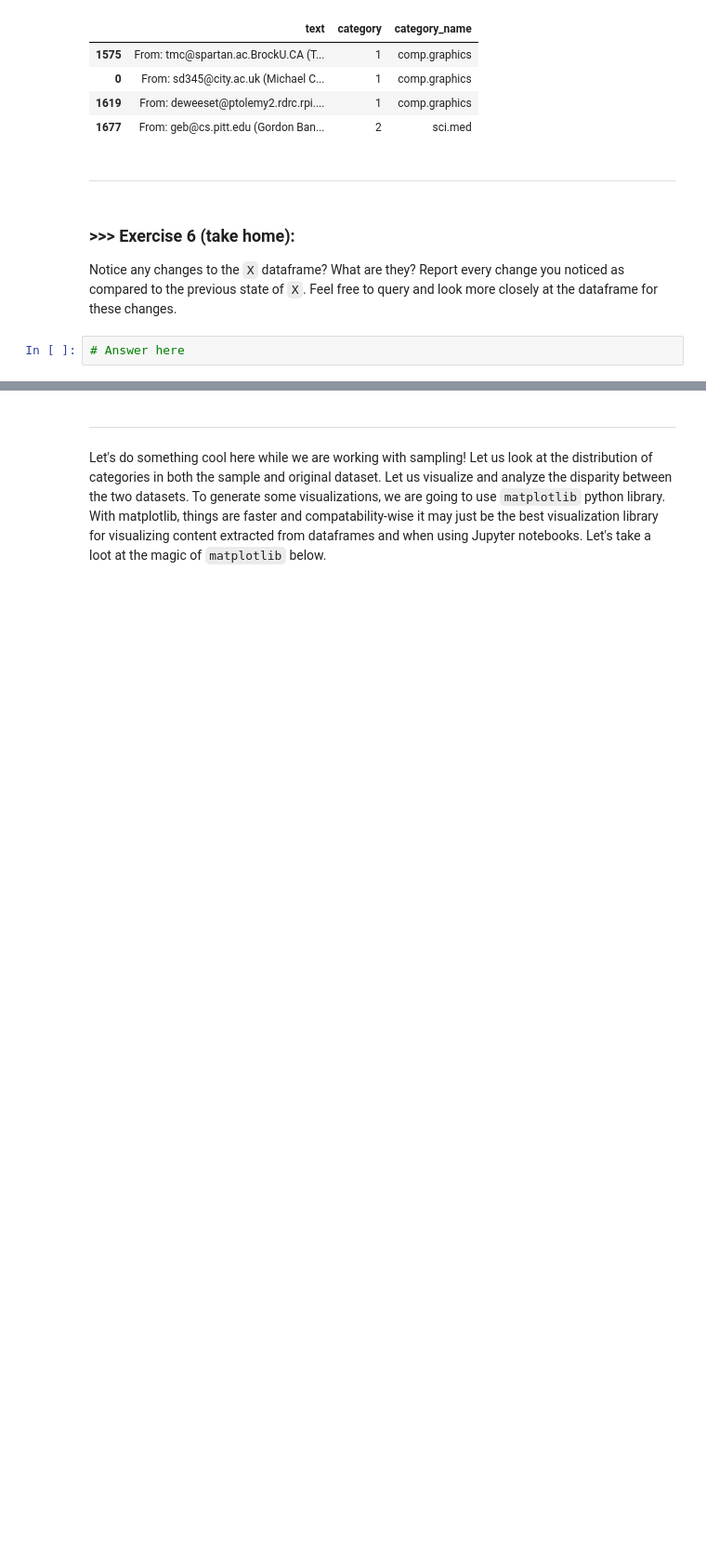
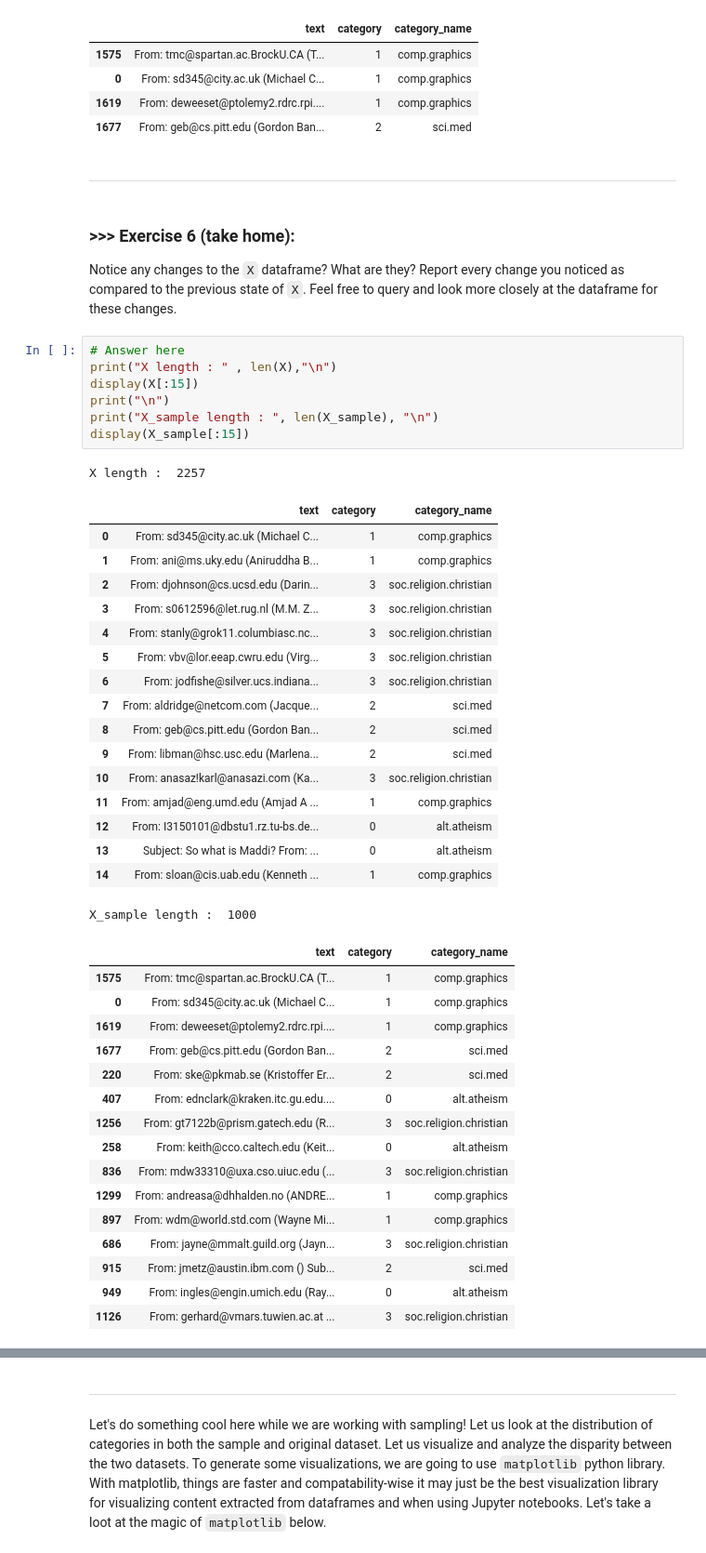
Before and after one commit to YiChiChao/DM2022-Lab1-Master, a Jupyter notebook: DM2022-Lab1-Master.ipynb, the cells around one changed output, grey strips where cells are left out. Shown at 93% size. Saved outputs shown, nothing was run; the diff lists cells and outputs as text; blank space fills up the shorter version.

```diff
--- a/DM2022-Lab1-Master.ipynb
+++ b/DM2022-Lab1-Master.ipynb
@@ -822,5 +826,45 @@ X_sample[0:4]
 # %% [markdown]
 ### >>> Exercise 6 (take home):
 Notice any changes to the `X` dataframe? What are they? Report every change you noticed as compared to the previous state of `X`. Feel free to query and look more closely at the dataframe for these changes.
-# %%
-# Answer here
+# %%
+# Answer here
+print("X length : " , len(X),"\n")
+display(X[:15])
+print("\n")
+print("X_sample length : ", len(X_sample), "\n")
+display(X_sample[:15])
+# %% [output]
+X length :  2257
+|  | text | category | category_name |
+| 0 | From: sd345@city.ac.uk (Michael C... | 1 | comp.graphics |
+| 1 | From: ani@ms.uky.edu (Aniruddha B... | 1 | comp.graphics |
+| 2 | From: djohnson@cs.ucsd.edu (Darin... | 3 | soc.religion.christian |
+| 3 | From: s0612596@let.rug.nl (M.M. Z... | 3 | soc.religion.christian |
+| 4 | From: stanly@grok11.columbiasc.nc... | 3 | soc.religion.christian |
+| 5 | From: vbv@lor.eeap.cwru.edu (Virg... | 3 | soc.religion.christian |
+| 6 | From: jodfishe@silver.ucs.indiana... | 3 | soc.religion.christian |
+| 7 | From: aldridge@netcom.com (Jacque... | 2 | sci.med |
+| 8 | From: geb@cs.pitt.edu (Gordon Ban... | 2 | sci.med |
+| 9 | From: libman@hsc.usc.edu (Marlena... | 2 | sci.med |
+| 10 | From: anasaz!karl@anasazi.com (Ka... | 3 | soc.religion.christian |
+| 11 | From: amjad@eng.umd.edu (Amjad A ... | 1 | comp.graphics |
+| 12 | From: I3150101@dbstu1.rz.tu-bs.de... | 0 | alt.atheism |
+| 13 | Subject: So what is Maddi? From: ... | 0 | alt.atheism |
+| 14 | From: sloan@cis.uab.edu (Kenneth ... | 1 | comp.graphics |
+X_sample length :  1000
+|  | text | category | category_name |
+| 1575 | From: tmc@spartan.ac.BrockU.CA (T... | 1 | comp.graphics |
+| 0 | From: sd345@city.ac.uk (Michael C... | 1 | comp.graphics |
+| 1619 | From: deweeset@ptolemy2.rdrc.rpi.... | 1 | comp.graphics |
+| 1677 | From: geb@cs.pitt.edu (Gordon Ban... | 2 | sci.med |
+| 220 | From: ske@pkmab.se (Kristoffer Er... | 2 | sci.med |
+| 407 | From: ednclark@kraken.itc.gu.edu.... | 0 | alt.atheism |
+| 1256 | From: gt7122b@prism.gatech.edu (R... | 3 | soc.religion.christian |
+| 258 | From: keith@cco.caltech.edu (Keit... | 0 | alt.atheism |
+| 836 | From: mdw33310@uxa.cso.uiuc.edu (... | 3 | soc.religion.christian |
+| 1299 | From: andreasa@dhhalden.no (ANDRE... | 1 | comp.graphics |
+| 897 | From: wdm@world.std.com (Wayne Mi... | 1 | comp.graphics |
+| 686 | From: jayne@mmalt.guild.org (Jayn... | 3 | soc.religion.christian |
+| 915 | From: jmetz@austin.ibm.com () Sub... | 2 | sci.med |
+| 949 | From: ingles@engin.umich.edu (Ray... | 0 | alt.atheism |
+| 1126 | From: gerhard@vmars.tuwien.ac.at ... | 3 | soc.religion.christian |
```
Also changed, not shown: parts of 4 cells of this notebook.
